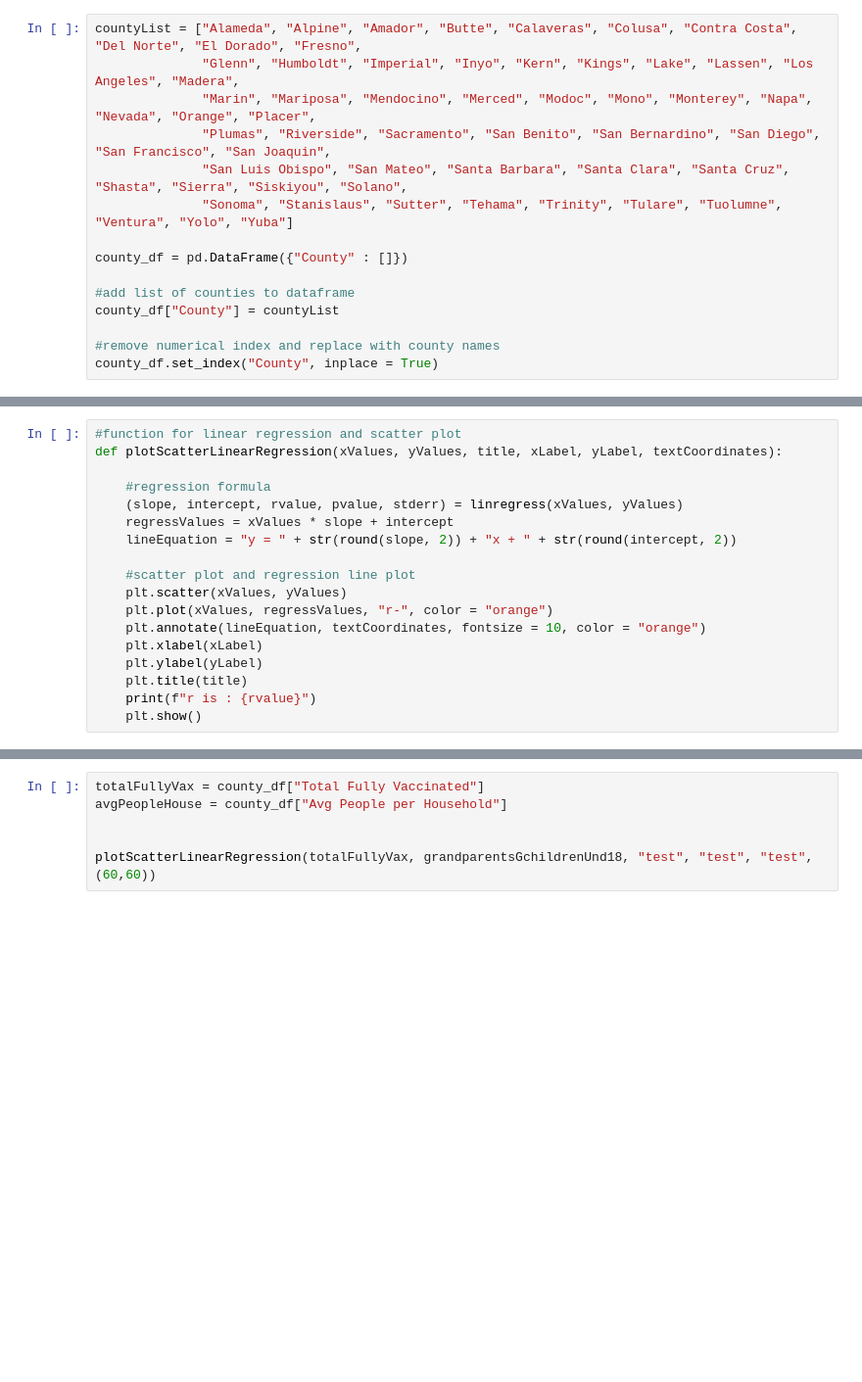
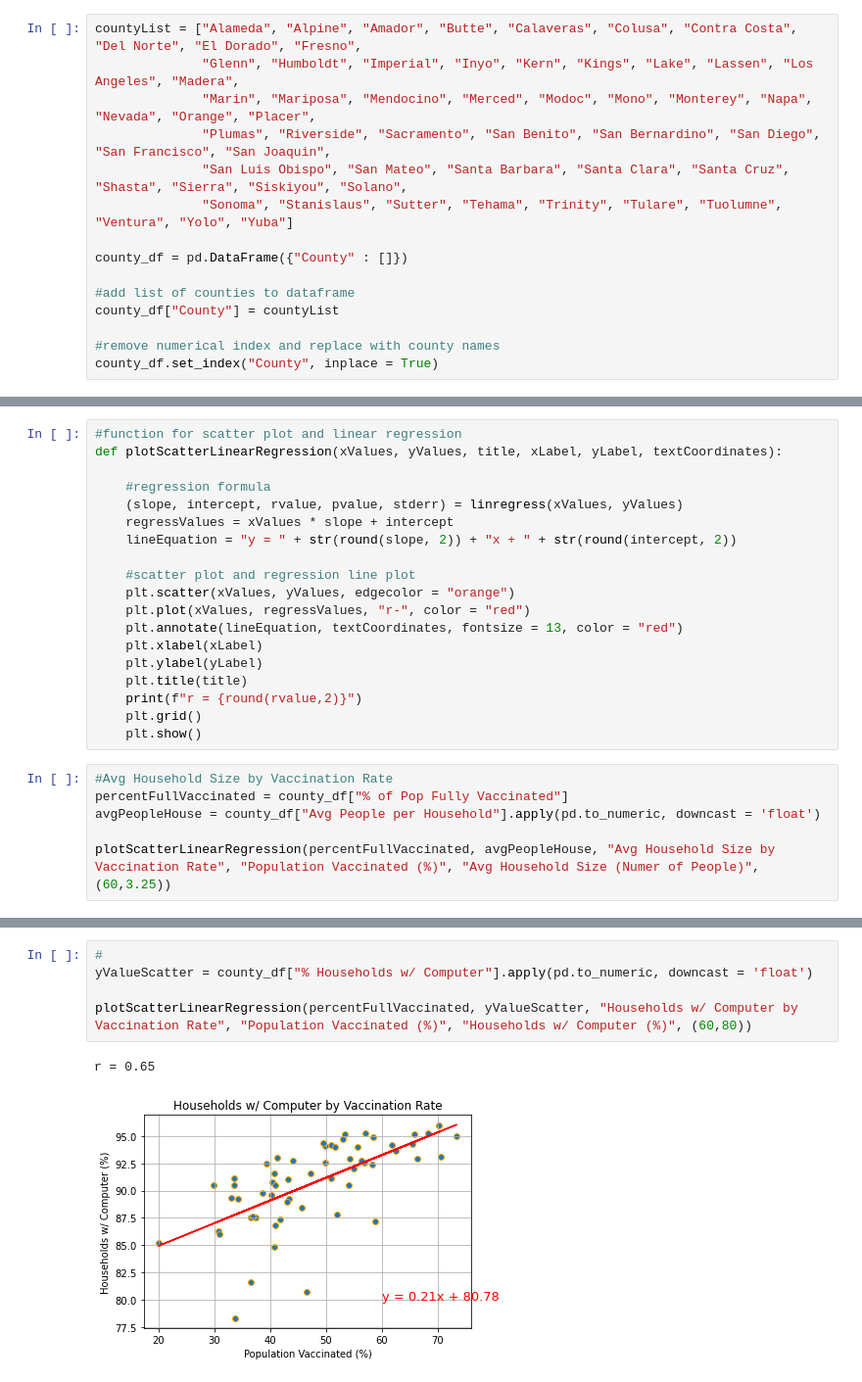
Before and after one commit to KristianSHamilton/CovidVaccinationInCalifornia, a Jupyter notebook: kristianNotebook.ipynb, the cells around one changed output, grey strips where cells are left out. Shown at 98% size. Drawn from its saved outputs; the diff is of its cells as text; blank space fills up the shorter version.

Commit message:
added plots

```diff
--- a/kristianNotebook.ipynb
+++ b/kristianNotebook.ipynb
@@ -44,5 +86,5 @@ county_df
 # %%
-#function for linear regression and scatter plot
+#function for scatter plot and linear regression
 def plotScatterLinearRegression(xValues, yValues, title, xLabel, yLabel, textCoordinates):
 
     #regression formula
@@ -51,11 +93,18 @@ def plotScatterLinearRegression(xValues, yValues, title, xLabel, yLabel, textCoo
     lineEquation = "y = " + str(round(slope, 2)) + "x + " + str(round(intercept, 2))
 
     #scatter plot and regression line plot
-    plt.scatter(xValues, yValues)
-    plt.plot(xValues, regressValues, "r-", color = "orange")
-    plt.annotate(lineEquation, textCoordinates, fontsize = 10, color = "orange")
+    plt.scatter(xValues, yValues, edgecolor = "orange")
+    plt.plot(xValues, regressValues, "r-", color = "red")
+    plt.annotate(lineEquation, textCoordinates, fontsize = 13, color = "red")
     plt.xlabel(xLabel)
     plt.ylabel(yLabel)
     plt.title(title)
-    print(f"r is : {rvalue}")
+    print(f"r = {round(rvalue,2)}")
+    plt.grid()
     plt.show()
+# %%
+#Avg Household Size by Vaccination Rate
+percentFullVaccinated = county_df["% of Pop Fully Vaccinated"]
+avgPeopleHouse = county_df["Avg People per Household"].apply(pd.to_numeric, downcast = 'float')
+
+plotScatterLinearRegression(percentFullVaccinated, avgPeopleHouse, "Avg Household Size by Vaccination Rate", "Population Vaccinated (%)", "Avg Household Size (Numer of People)", (60,3.25))
@@ -62,6 +114,8 @@ def plotScatterLinearRegression(xValues, yValues, title, xLabel, yLabel, textCoo
 # %%
-totalFullyVax = county_df["Total Fully Vaccinated"]
-avgPeopleHouse = county_df["Avg People per Household"]
+#
+yValueScatter = county_df["% Households w/ Computer"].apply(pd.to_numeric, downcast = 'float')
 
-
-plotScatterLinearRegression(totalFullyVax, grandparentsGchildrenUnd18, "test", "test", "test", (60,60))
+plotScatterLinearRegression(percentFullVaccinated, yValueScatter, "Households w/ Computer by Vaccination Rate", "Population Vaccinated (%)", "Households w/ Computer (%)", (60,80))
+# %% [output]
+r = 0.65
+[figure, added]
```
Also changed, not shown: parts of 15 cells of this notebook.
